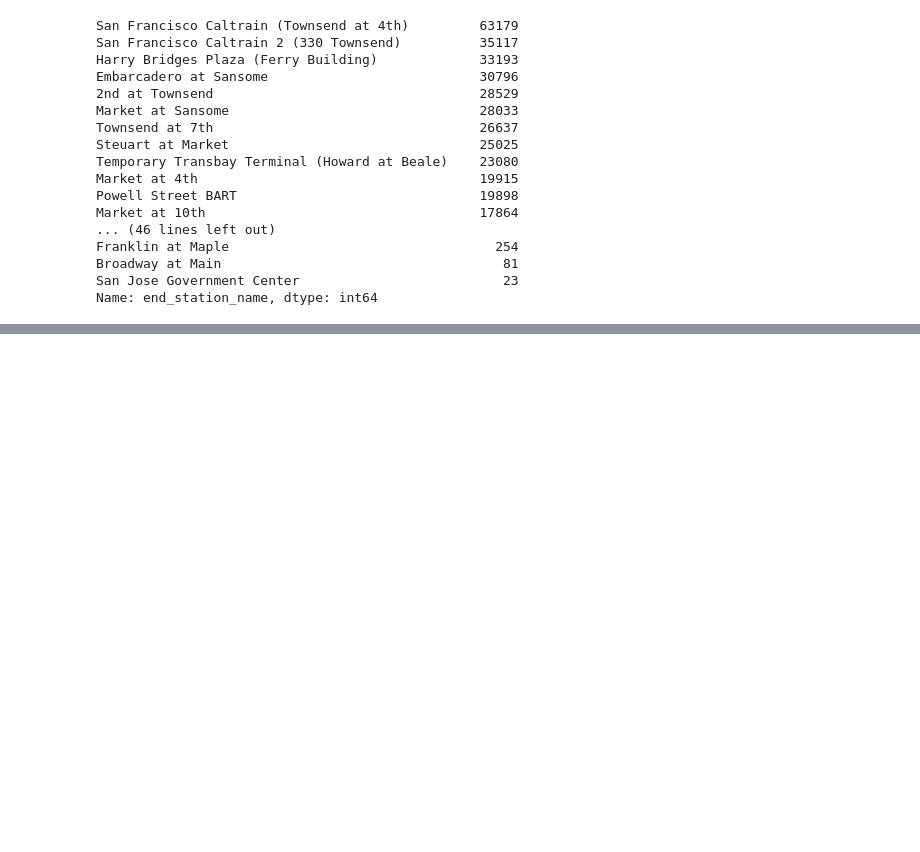
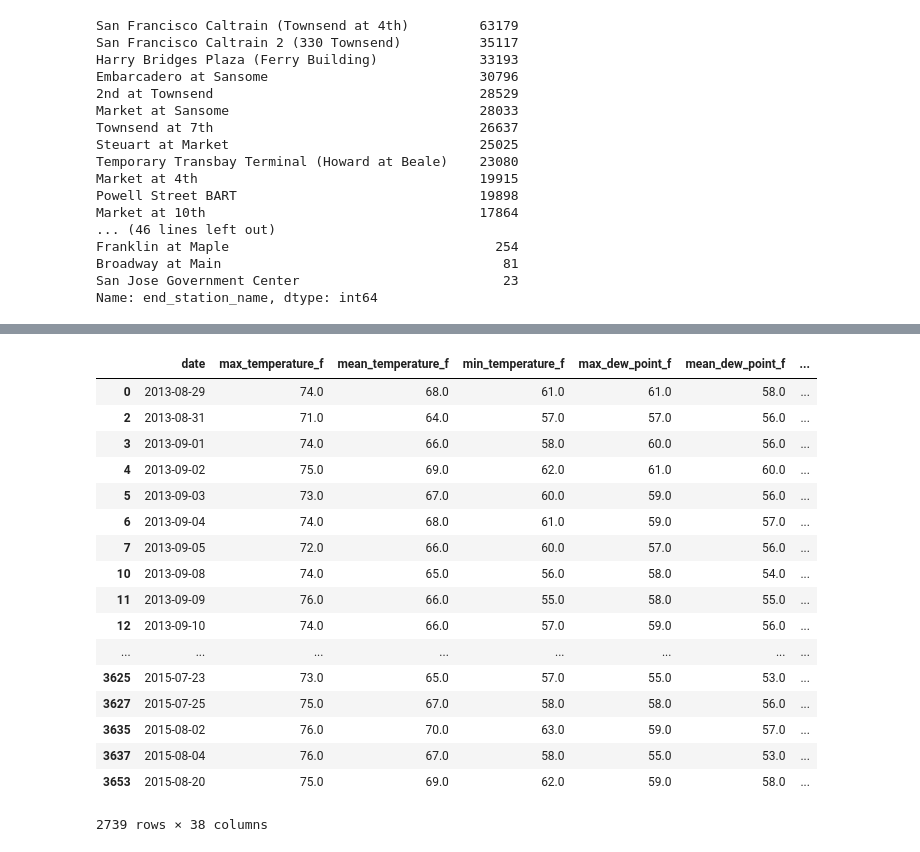
Before and after one commit to guidoAlbarello/DatosDatosos, a Jupyter notebook: Untitled2.ipynb, the cells around one changed output, grey strips where cells are left out. Drawn from its saved outputs; the diff is of its cells as text; code cells hidden in the pictures; blank space fills up the shorter version.

```diff
--- a/Untitled2.ipynb
+++ b/Untitled2.ipynb
@@ -125,0 +221,25 @@ high_temps_dates = high_temps['date'].dt.date
+# %%
+#Veamos qué sucede cuando las temperaturas son bajas (menor a 25 grados)
+low_temps = weather[(weather['max_temperature_f']<77)]
+low_temps.set_index('date_without_time')
+low_temps_trips = pd.merge(low_temps,trips,how='inner',left_index=True, right_index=True)
+low_temps_trips
+# %% [output]
+|  | date | max_temperature_f | mean_temperature_f | min_temperature_f | max_dew_point_f | mean_dew_point_f | ... |
+| 0 | 2013-08-29 | 74.0 | 68.0 | 61.0 | 61.0 | 58.0 | ... |
+| 2 | 2013-08-31 | 71.0 | 64.0 | 57.0 | 57.0 | 56.0 | ... |
+| 3 | 2013-09-01 | 74.0 | 66.0 | 58.0 | 60.0 | 56.0 | ... |
+| 4 | 2013-09-02 | 75.0 | 69.0 | 62.0 | 61.0 | 60.0 | ... |
+| 5 | 2013-09-03 | 73.0 | 67.0 | 60.0 | 59.0 | 56.0 | ... |
+| 6 | 2013-09-04 | 74.0 | 68.0 | 61.0 | 59.0 | 57.0 | ... |
+| 7 | 2013-09-05 | 72.0 | 66.0 | 60.0 | 57.0 | 56.0 | ... |
+| 10 | 2013-09-08 | 74.0 | 65.0 | 56.0 | 58.0 | 54.0 | ... |
+| 11 | 2013-09-09 | 76.0 | 66.0 | 55.0 | 58.0 | 55.0 | ... |
+| 12 | 2013-09-10 | 74.0 | 66.0 | 57.0 | 59.0 | 56.0 | ... |
+| ... | ... | ... | ... | ... | ... | ... | ... |
+| 3625 | 2015-07-23 | 73.0 | 65.0 | 57.0 | 55.0 | 53.0 | ... |
+| 3627 | 2015-07-25 | 75.0 | 67.0 | 58.0 | 58.0 | 56.0 | ... |
+| 3635 | 2015-08-02 | 76.0 | 70.0 | 63.0 | 59.0 | 57.0 | ... |
+| 3637 | 2015-08-04 | 76.0 | 67.0 | 58.0 | 55.0 | 53.0 | ... |
+| 3653 | 2015-08-20 | 75.0 | 69.0 | 62.0 | 59.0 | 58.0 | ... |
+2739 rows × 38 columns
```
Also changed, not shown: parts of 26 cells of this notebook.
